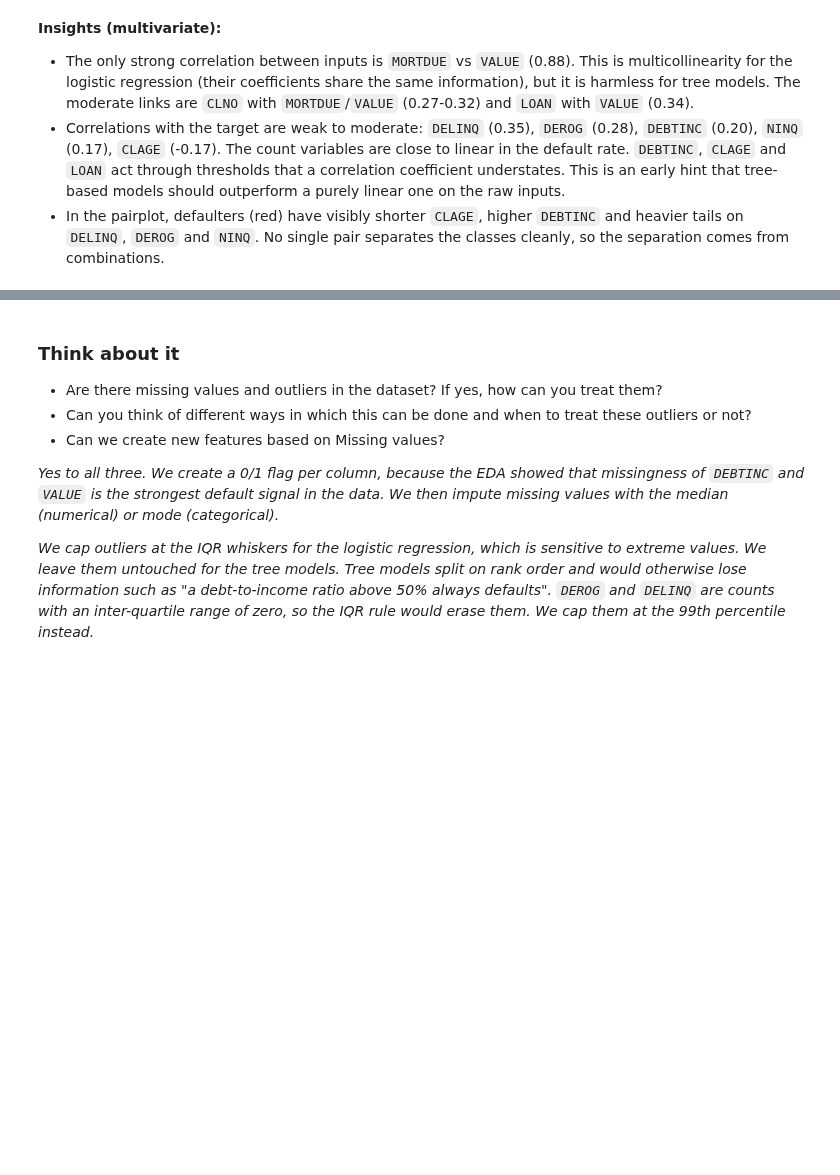
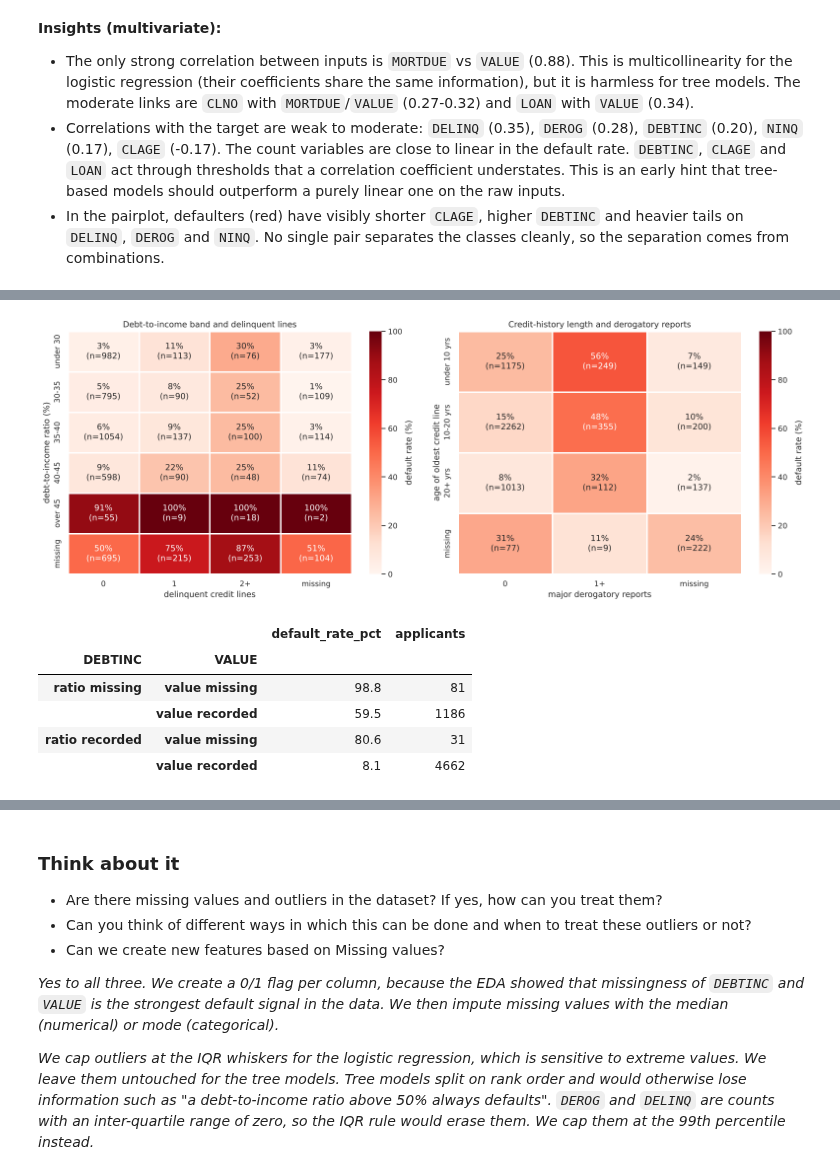
Before and after one commit to shubham1891/Personal-code, a Jupyter notebook: notebooks/Loan_Default_Prediction_Low_Code.ipynb, the cells around one changed output, grey strips where cells are left out. Saved outputs shown, nothing was run; the diff lists cells and outputs as text; code cells hidden in the pictures; blank space fills up the shorter version.

```diff
--- a/notebooks/Loan_Default_Prediction_Low_Code.ipynb
+++ b/notebooks/Loan_Default_Prediction_Low_Code.ipynb
@@ -781,0 +858,46 @@ plt.show()
+# %%
+#@title
+# Default rate for pairs of drivers, with 'missing' kept as its own group
+def band_with_missing(s, bins, labels):
+    banded = pd.cut(s, bins=bins, labels=labels, include_lowest=True).astype(object)
+    return banded.where(s.notna(), "missing")
+
+dti_band = band_with_missing(data["DEBTINC"], [0, 30, 35, 40, 45, np.inf], ["under 30", "30-35", "35-40", "40-45", "over 45"])
+delinq_group = band_with_missing(data["DELINQ"], [-0.5, 0.5, 1.5, np.inf], ["0", "1", "2+"])
+history_band = band_with_missing(data["CLAGE"], [0, 120, 240, np.inf], ["under 10 yrs", "10-20 yrs", "20+ yrs"])
+derog_group = band_with_missing(data["DEROG"], [-0.5, 0.5, np.inf], ["0", "1+"])
+
+def rate_grid(rows, cols, row_order, col_order):
+    grid_rate = bad_int.groupby([rows, cols]).mean().unstack().reindex(index=row_order, columns=col_order) * 100
+    grid_n = bad_int.groupby([rows, cols]).size().unstack().reindex(index=row_order, columns=col_order).fillna(0).astype(int)
+    return grid_rate, grid_n
+
+grids = [
+    (dti_band, delinq_group, ["under 30", "30-35", "35-40", "40-45", "over 45", "missing"], ["0", "1", "2+", "missing"],
+     "debt-to-income ratio (%)", "delinquent credit lines", "Debt-to-income band and delinquent lines"),
+    (history_band, derog_group, ["under 10 yrs", "10-20 yrs", "20+ yrs", "missing"], ["0", "1+", "missing"],
+     "age of oldest credit line", "major derogatory reports", "Credit-history length and derogatory reports"),
+]
+fig, axes = plt.subplots(1, 2, figsize=(16, 6))
+for ax, (rows, cols, row_order, col_order, ylabel, xlabel, title) in zip(axes, grids):
+    grid_rate, grid_n = rate_grid(rows, cols, row_order, col_order)
+    grid_labels = grid_rate.round(0).fillna(0).astype(int).astype(str) + "%\n(n=" + grid_n.astype(str) + ")"
+    sns.heatmap(grid_rate, annot=grid_labels, fmt="", mask=(grid_n == 0), cmap="Reds", vmin=0, vmax=100, linewidths=2,
+                linecolor="white", cbar_kws={"label": "default rate (%)"}, ax=ax)
+    ax.set_ylabel(ylabel); ax.set_xlabel(xlabel); ax.set_title(title)
+plt.tight_layout(); plt.show()
+
+# The two strongest missing-value signals together
+ratio_status = data["DEBTINC"].isna().map({False: "ratio recorded", True: "ratio missing"})
+value_status = data["VALUE"].isna().map({False: "value recorded", True: "value missing"})
+both_missing = bad_int.groupby([ratio_status, value_status]).agg(default_rate_pct="mean", applicants="size")
+both_missing["default_rate_pct"] = (100 * both_missing["default_rate_pct"]).round(1)
+both_missing
+# %% [output]
+[figure, added]
+|  |  | default_rate_pct | applicants |
+| DEBTINC | VALUE |  |  |
+| ratio missing | value missing | 98.8 | 81 |
+|  | value recorded | 59.5 | 1186 |
+| ratio recorded | value missing | 80.6 | 31 |
+|  | value recorded | 8.1 | 4662 |
```
Also changed, not shown: parts of 9 cells of this notebook, 2 other files.
